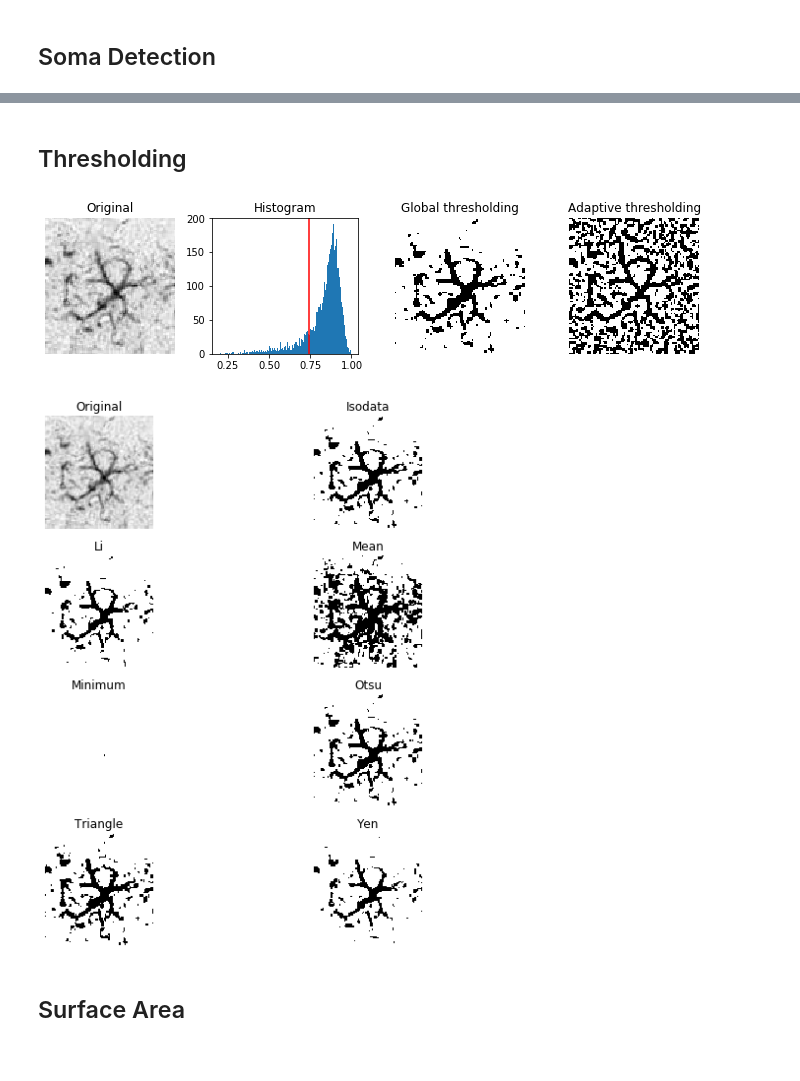
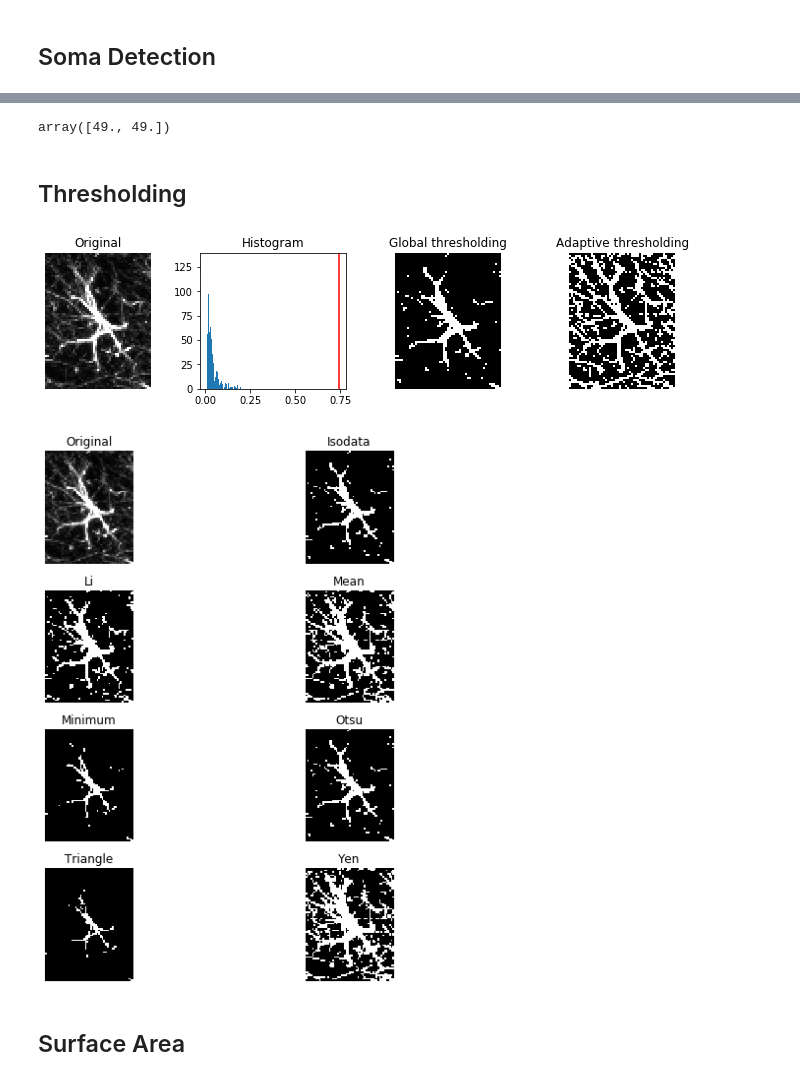
Before and after one commit to swanandlab/SMorph, a Jupyter notebook: sholl analysis.ipynb, the cells around one changed output, grey strips where cells are left out. Cells and saved outputs as stored; diff of their text form; code cells hidden in the pictures.

```diff
--- a/sholl analysis.ipynb
+++ b/sholl analysis.ipynb
@@ -24,7 +53,7 @@ from skimage.util import invert
 # %%
 # section = io.imread("small/1_11.jpg")
 # section = io.imread("large/3_17.jpg")
-section = io.imread("large/1_13.jpg")
+cell_image = io.imread("confocal/1.jpg")
 # section = io.imread("large/2_2.jpg")
 # section = io.imread("large/2_7.jpg")
 section = io.imread("large/3_5.jpg")
@@ -33,7 +62,7 @@ section = io.imread("large/3_5.jpg")
 # section[51:70, 30:60] = section[1:20, 2:32]
 # io.imshow(section)
 
-gray_section = rgb2gray(section)
+gray_cell_image = rgb2gray(cell_image)
 # %% [markdown]
 ## Filters
 # %%
@@ -176,10 +207,14 @@ plt.show()
+# %%
+soma
+# %% [output]
+array([49., 49.])
 # %% [markdown]
 ## Thresholding
 # %%
-binary_global = gray_section > threshold_otsu(gray_section)
+binary_global = gray_cell_image > threshold_otsu(gray_cell_image)
 
 block_size = 21
-binary_adaptive = gray_section > threshold_local(gray_section, block_size, offset=0)
+binary_adaptive = gray_cell_image > threshold_local(gray_cell_image, block_size, offset=0)
 
 fig, axes = plt.subplots(ncols=4, figsize=(12, 2.5))
 ax = axes.ravel()
@@ -188,11 +223,11 @@ ax[1] = plt.subplot(1, 4, 2)
 ax[2] = plt.subplot(1, 4, 3, sharex=ax[0], sharey=ax[0])
 ax[3] = plt.subplot(1, 4, 4, sharex=ax[0], sharey=ax[0])
 
-ax[0].imshow(gray_section, cmap=plt.cm.gray)
+ax[0].imshow(gray_cell_image, cmap=plt.cm.gray)
 ax[0].set_title('Original')
 ax[0].axis('off')
 
-ax[1].hist(gray_section.ravel(), bins=256)
+ax[1].hist(gray_cell_image.ravel(), bins=256)
 ax[1].set_title('Histogram')
 ax[1].axvline(threshold_otsu(gray_section), color='r')
 
@@ -206,12 +241,12 @@ ax[3].axis('off')
 
 plt.show()
 # %% [output]
-[figure, old version]
+[figure, new version]
 # %%
-fig, ax = try_all_threshold(gray_section, figsize=(10, 8), verbose=False)
+fig, ax = try_all_threshold(gray_cell_image, figsize=(10, 8), verbose=False)
 plt.show()
 # %% [output]
-[figure, old version]
+[figure, new version]
 # %% [markdown]
 ## Surface Area
 # %% [markdown]
```
Also changed, not shown: parts of 78 cells of this notebook.
